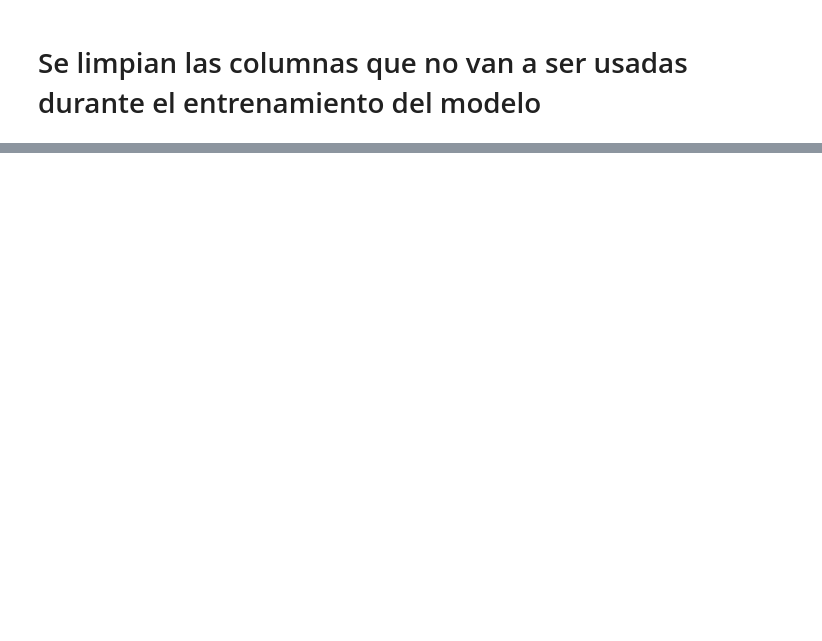
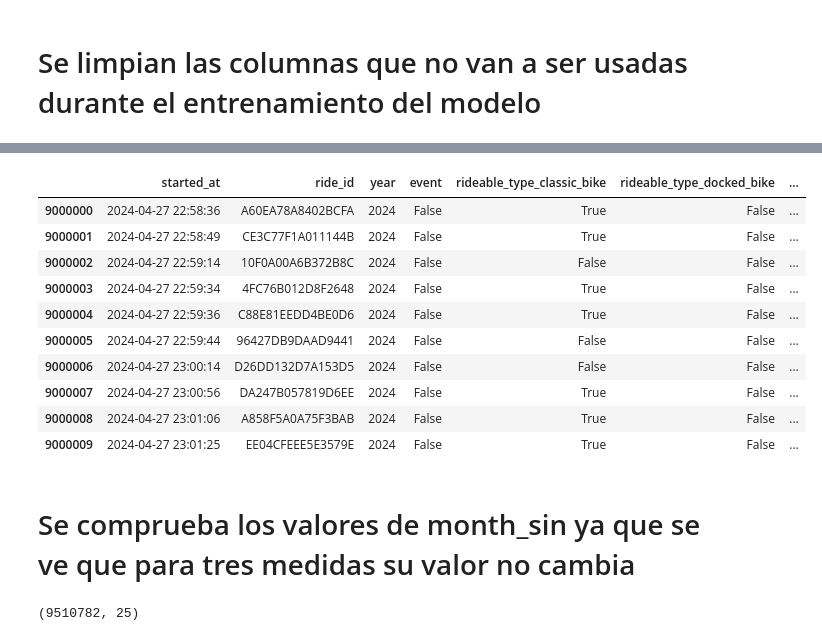
Before and after one commit to cavero00/bicycles_use_predictor, a Jupyter notebook: develop/normalization/normalization.ipynb, the cells around one changed output, grey strips where cells are left out. Saved outputs shown, nothing was run; the diff lists cells and outputs as text; code cells hidden in the pictures; blank space fills up the shorter version.

```diff
--- a/develop/normalization/normalization.ipynb
+++ b/develop/normalization/normalization.ipynb
@@ -405,0 +433,16 @@ df_model.head(10)
+# %%
+df_model.iloc[9000000:9000010]
+# %% [output]
+|  | started_at | ride_id | year | event | rideable_type_classic_bike | rideable_type_docked_bike | ... |
+| 9000000 | 2024-04-27 22:58:36 | A60EA78A8402BCFA | 2024 | False | True | False | ... |
+| 9000001 | 2024-04-27 22:58:49 | CE3C77F1A011144B | 2024 | False | True | False | ... |
+| 9000002 | 2024-04-27 22:59:14 | 10F0A00A6B372B8C | 2024 | False | False | False | ... |
+| 9000003 | 2024-04-27 22:59:34 | 4FC76B012D8F2648 | 2024 | False | True | False | ... |
+| 9000004 | 2024-04-27 22:59:36 | C88E81EEDD4BE0D6 | 2024 | False | True | False | ... |
+| 9000005 | 2024-04-27 22:59:44 | 96427DB9DAAD9441 | 2024 | False | False | False | ... |
+| 9000006 | 2024-04-27 23:00:14 | D26DD132D7A153D5 | 2024 | False | False | False | ... |
+| 9000007 | 2024-04-27 23:00:56 | DA247B057819D6EE | 2024 | False | True | False | ... |
+| 9000008 | 2024-04-27 23:01:06 | A858F5A0A75F3BAB | 2024 | False | True | False | ... |
+| 9000009 | 2024-04-27 23:01:25 | EE04CFEEE5E3579E | 2024 | False | True | False | ... |
+# %% [markdown]
+# Se comprueba los valores de month_sin ya que se ve que para tres medidas su valor no cambia
@@ -406,3 +484,7 @@ df_model.head(10)
+# %%
+df_model.shape
+# %% [output]
+(9510782, 25)
 # %%
 df_model.dtypes
 # %% [output]
```
Also changed, not shown: parts of 12 cells of this notebook, 33 other files.
